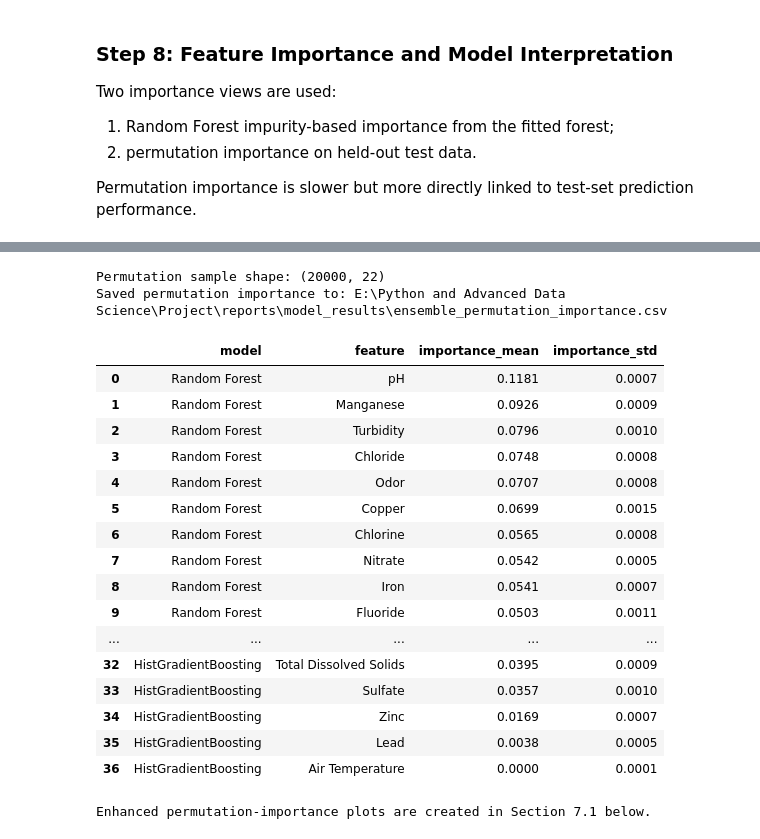
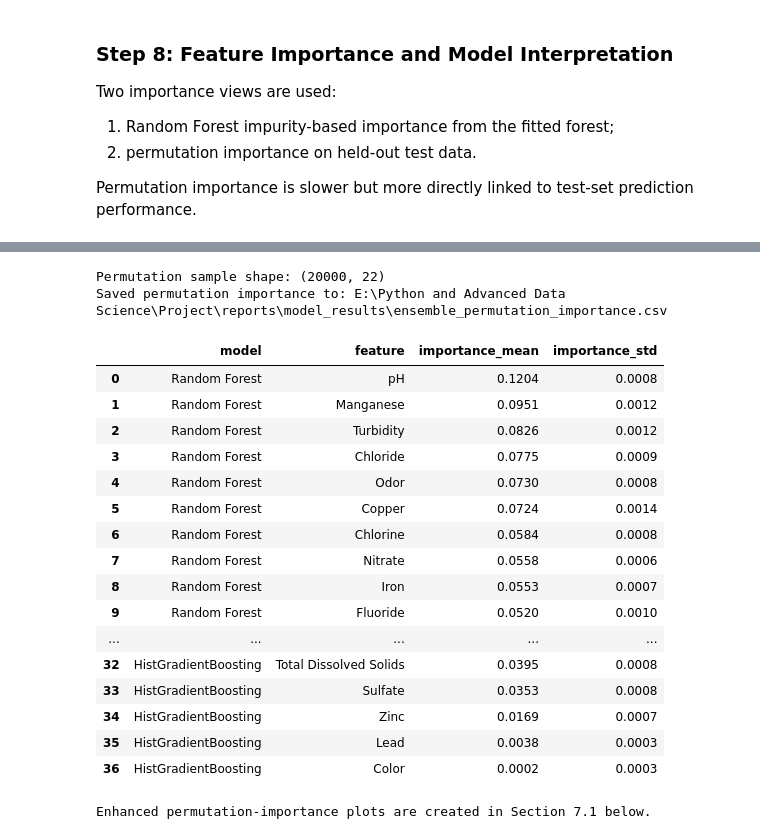
Before and after one commit to YL-6/-, a Jupyter notebook: notebooks/07_model_5.ipynb, the cells around one changed output, grey strips where cells are left out. Saved outputs shown, nothing was run; the diff lists cells and outputs as text; code cells hidden in the pictures.

Commit message:
更新Random Forest

```diff
--- a/notebooks/07_model_5.ipynb
+++ b/notebooks/07_model_5.ipynb
@@ -745,12 +814,12 @@ def make_cross_validation_sample(X_source, y_source, sample_size, random_state):
 
 
 if RUN_CROSS_VALIDATION:
-    X_cv, y_cv = make_cross_validation_sample(X_train, y_train, CV_SAMPLE_SIZE, RANDOM_STATE)
+    X_cv_ens, y_cv_ens = make_cross_validation_sample(X_train_ens, y_train_ens, CV_SAMPLE_SIZE, RANDOM_STATE)
     cv = StratifiedKFold(n_splits=CV_FOLDS, shuffle=True, random_state=RANDOM_STATE)
 
-    print(f'Cross-validation sample shape: {X_cv.shape}')
+    print(f'Cross-validation sample shape: {X_cv_ens.shape}')
     print('Cross-validation target distribution:')
-    print(y_cv.value_counts(normalize=True).round(3))
+    print(y_cv_ens.value_counts(normalize=True).round(3))
 
     models_for_cv = {
         'Random Forest': tuned_models.get('Random Forest (tuned)', rf_model),
@@ -762,8 +831,8 @@ if RUN_CROSS_VALIDATION:
         print(f'Running cross-validation for {model_name}...')
         scores = cross_validate(
             model_pipeline,
-            X_cv,
-            y_cv,
+            X_cv_ens,
+            y_cv_ens,
             cv=cv,
             scoring=CV_METRICS,
             n_jobs=1,
@@ -817,11 +886,11 @@ Permutation importance is slower but more directly linked to test-set prediction
 best_rf_for_importance = tuned_models.get('Random Forest (tuned)', rf_model)
 
 # Extract transformed feature names after preprocessing
-best_rf_for_importance.named_steps['preprocess'].fit(X_train, y_train)
+best_rf_for_importance.named_steps['preprocess'].fit(X_train_ens, y_train_ens)
 feature_names = best_rf_for_importance.named_steps['preprocess'].get_feature_names_out()
 
 # Refit the model after extracting names to ensure a clean fitted pipeline
-best_rf_for_importance.fit(X_train, y_train)
+best_rf_for_importance.fit(X_train_ens, y_train_ens)
 rf_estimator = best_rf_for_importance.named_steps['model']
 
 rf_importance = pd.DataFrame(
@@ -860,15 +929,19 @@ Enhanced Random Forest importance plots are created in Section 7.1 below.
 PERMUTATION_SAMPLE_SIZE = 20_000
 N_REPEATS = 5
 
-X_perm, _, y_perm, _ = train_test_split(
-    X_test,
-    y_test,
-    train_size=min(PERMUTATION_SAMPLE_SIZE, len(X_test)),
-    stratify=y_test,
-    random_state=RANDOM_STATE,
-)
+if len(X_test_ens) > PERMUTATION_SAMPLE_SIZE:
+    X_perm_ens, _, y_perm_ens, _ = train_test_split(
+        X_test_ens,
+        y_test_ens,
+        train_size=PERMUTATION_SAMPLE_SIZE,
+        stratify=y_test_ens,
+        random_state=RANDOM_STATE,
+    )
+else:
+    X_perm_ens = X_test_ens.copy()
+    y_perm_ens = y_test_ens.copy()
 
-print(f'Permutation sample shape: {X_perm.shape}')
+print(f'Permutation sample shape: {X_perm_ens.shape}')
 
 models_for_permutation = {
     'Random Forest': best_rf_for_importance,
@@ -878,52 +951,52 @@ models_for_permutation = {
 permutation_tables = []
 
 for model_name, fitted_model in models_for_permutation.items():
     result = permutation_importance(
         fitted_model,
-        X_perm,
-        y_perm,
+        X_perm_ens,
+        y_perm_ens,
         n_repeats=N_REPEATS,
         random_state=RANDOM_STATE,
         scoring='f1',
         n_jobs=-1,
     )
 
     table = pd.DataFrame(
         {
             'model': model_name,
-            'feature': X_perm.columns,
+            'feature': X_perm_ens.columns,
             'importance_mean': result.importances_mean,
             'importance_std': result.importances_std,
         }
     ).sort_values('importance_mean', ascending=False)
     permutation_tables.append(table)
 
 permutation_importance_df = pd.concat(permutation_tables, ignore_index=True)
 permutation_path = RESULT_DIR / 'ensemble_permutation_importance.csv'
 permutation_importance_df.to_csv(permutation_path, index=False)
 
 print(f'Saved permutation importance to: {permutation_path}')
 display(permutation_importance_df.groupby('model').head(15).round(4))
 # %% [output]
 Permutation sample shape: (20000, 22)
 Saved permutation importance to: E:\Python and Advanced Data Science\Project\reports\model_results\ensemble_permutation_importance.csv
 |  | model | feature | importance_mean | importance_std |
-| 0 | Random Forest | pH | 0.1181 | 0.0007 |
-| 1 | Random Forest | Manganese | 0.0926 | 0.0009 |
-| 2 | Random Forest | Turbidity | 0.0796 | 0.0010 |
-| 3 | Random Forest | Chloride | 0.0748 | 0.0008 |
-| 4 | Random Forest | Odor | 0.0707 | 0.0008 |
-| 5 | Random Forest | Copper | 0.0699 | 0.0015 |
-| 6 | Random Forest | Chlorine | 0.0565 | 0.0008 |
-| 7 | Random Forest | Nitrate | 0.0542 | 0.0005 |
-| 8 | Random Forest | Iron | 0.0541 | 0.0007 |
-| 9 | Random Forest | Fluoride | 0.0503 | 0.0011 |
+| 0 | Random Forest | pH | 0.1204 | 0.0008 |
+| 1 | Random Forest | Manganese | 0.0951 | 0.0012 |
+| 2 | Random Forest | Turbidity | 0.0826 | 0.0012 |
+| 3 | Random Forest | Chloride | 0.0775 | 0.0009 |
+| 4 | Random Forest | Odor | 0.0730 | 0.0008 |
+| 5 | Random Forest | Copper | 0.0724 | 0.0014 |
+| 6 | Random Forest | Chlorine | 0.0584 | 0.0008 |
+| 7 | Random Forest | Nitrate | 0.0558 | 0.0006 |
+| 8 | Random Forest | Iron | 0.0553 | 0.0007 |
+| 9 | Random Forest | Fluoride | 0.0520 | 0.0010 |
 | ... | ... | ... | ... | ... |
-| 32 | HistGradientBoosting | Total Dissolved Solids | 0.0395 | 0.0009 |
-| 33 | HistGradientBoosting | Sulfate | 0.0357 | 0.0010 |
+| 32 | HistGradientBoosting | Total Dissolved Solids | 0.0395 | 0.0008 |
+| 33 | HistGradientBoosting | Sulfate | 0.0353 | 0.0008 |
 | 34 | HistGradientBoosting | Zinc | 0.0169 | 0.0007 |
-| 35 | HistGradientBoosting | Lead | 0.0038 | 0.0005 |
-| 36 | HistGradientBoosting | Air Temperature | 0.0000 | 0.0001 |
+| 35 | HistGradientBoosting | Lead | 0.0038 | 0.0003 |
+| 36 | HistGradientBoosting | Color | 0.0002 | 0.0003 |
 # %%
 # Basic permutation plots are replaced by the enhanced visualizations below.
 print('Enhanced permutation-importance plots are created in Section 7.1 below.')
```
Also changed, not shown: parts of 15 cells of this notebook.
